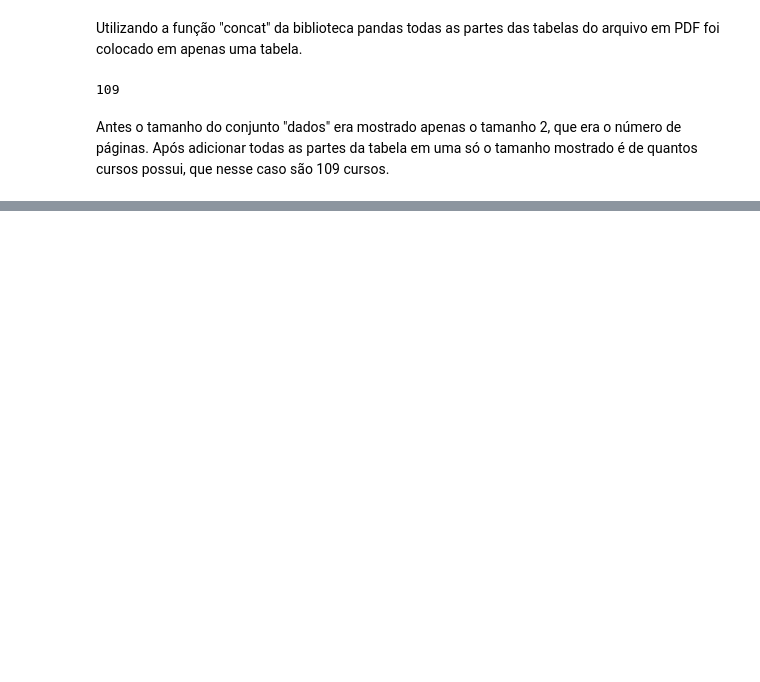
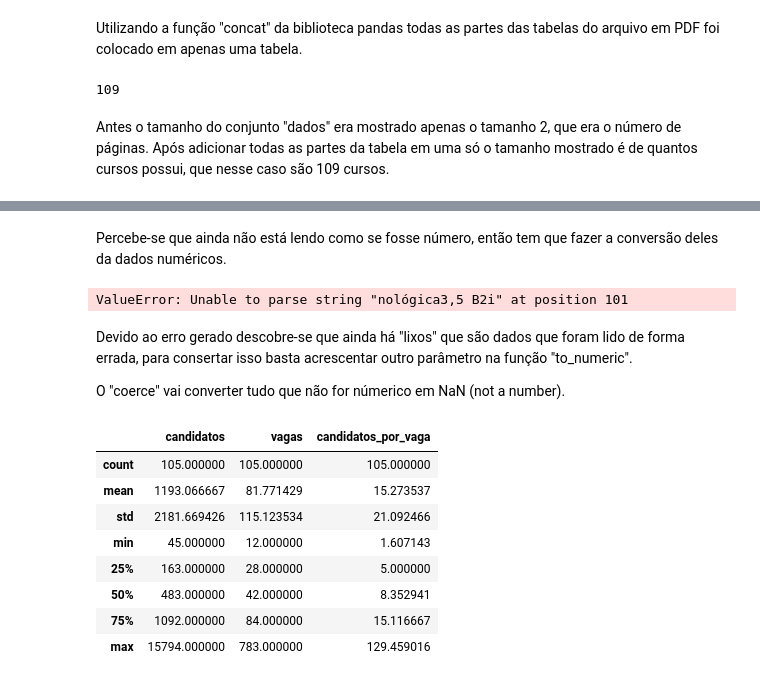
Before and after one commit to renatagsr/projetos, a Jupyter notebook: Meritocracia/Meritocracia.ipynb, the cells around one changed output, grey strips where cells are left out. Saved outputs shown, nothing was run; the diff lists cells and outputs as text; code cells hidden in the pictures; blank space fills up the shorter version.

```diff
--- a/Meritocracia/Meritocracia.ipynb
+++ b/Meritocracia/Meritocracia.ipynb
@@ -93,0 +155,27 @@ Antes o tamanho do conjunto "dados" era mostrado apenas o tamanho 2, que era o n
+# %% [markdown]
+Percebe-se que ainda não está lendo como se fosse número, então tem que fazer a conversão deles da dados numéricos.
+# %%
+pd.to_numeric(dados['INSCRITOS'])
+# %% [output]
+ValueError: Unable to parse string "nológica3,5 B2i" at position 101
+# %% [markdown]
+Devido ao erro gerado descobre-se que ainda há "lixos" que são dados que foram lido de forma errada, para consertar isso basta acrescentar outro parâmetro na função "to_numeric".
+
+O "coerce" vai converter tudo que não for númerico em NaN (not a number).
+# %%
+dados['candidatos'] = pd.to_numeric(dados['INSCRITOS'], errors = 'coerce').astype(int)
+dados['vagas'] = pd.to_numeric(dados['VAGAS'], errors = 'coerce').astype(int)
+dados['candidatos_por_vaga'] = dados['candidatos'] / dados['vagas']
+dados['nome'] = dados['NOME']
+dados = dados.dropna()
+dados.describe()
+# %% [output]
+|  | candidatos | vagas | candidatos_por_vaga |
+| count | 105.000000 | 105.000000 | 105.000000 |
+| mean | 1193.066667 | 81.771429 | 15.273537 |
+| std | 2181.669426 | 115.123534 | 21.092466 |
+| min | 45.000000 | 12.000000 | 1.607143 |
+| 25% | 163.000000 | 28.000000 | 5.000000 |
+| 50% | 483.000000 | 42.000000 | 8.352941 |
+| 75% | 1092.000000 | 84.000000 | 15.116667 |
+| max | 15794.000000 | 783.000000 | 129.459016 |
```
Also changed, not shown: parts of 11 cells of this notebook.
